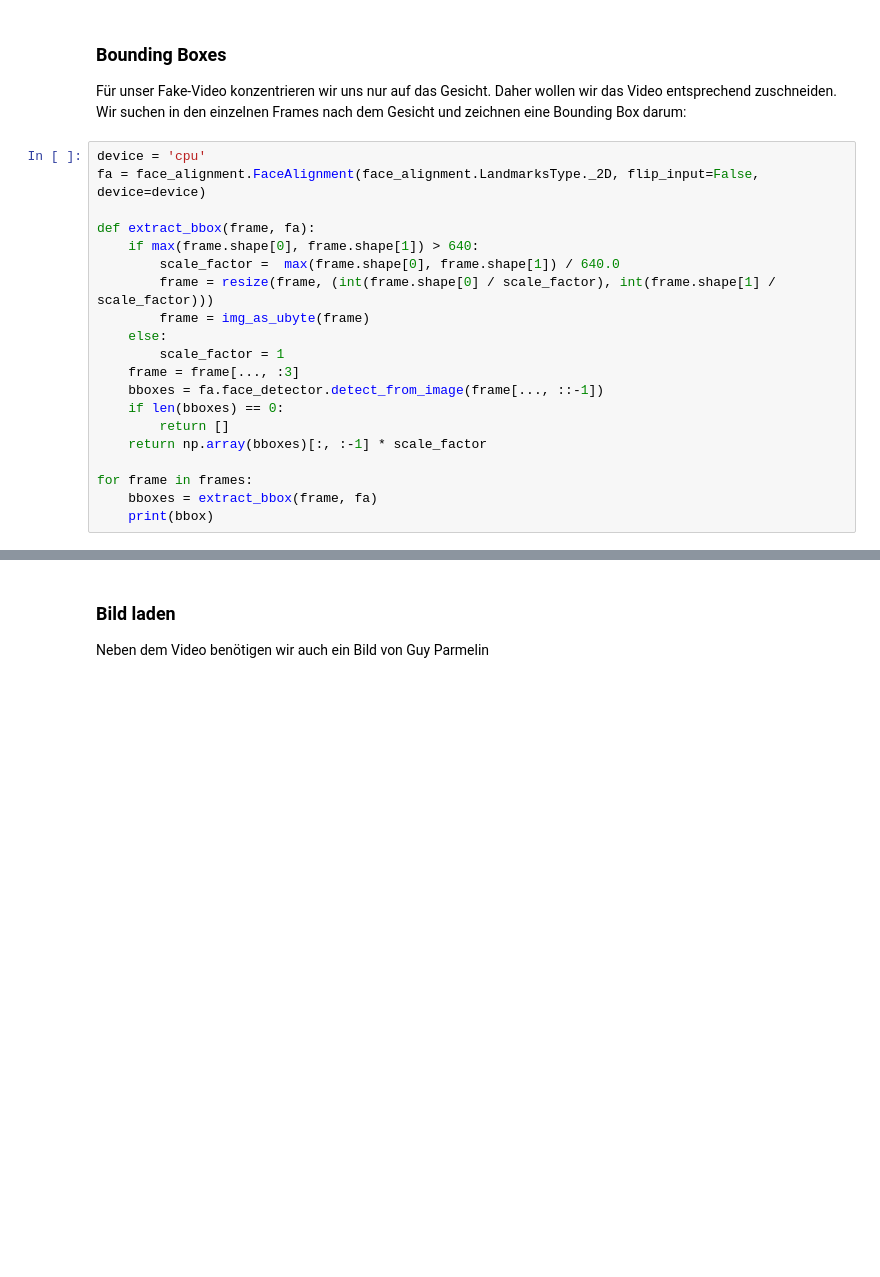
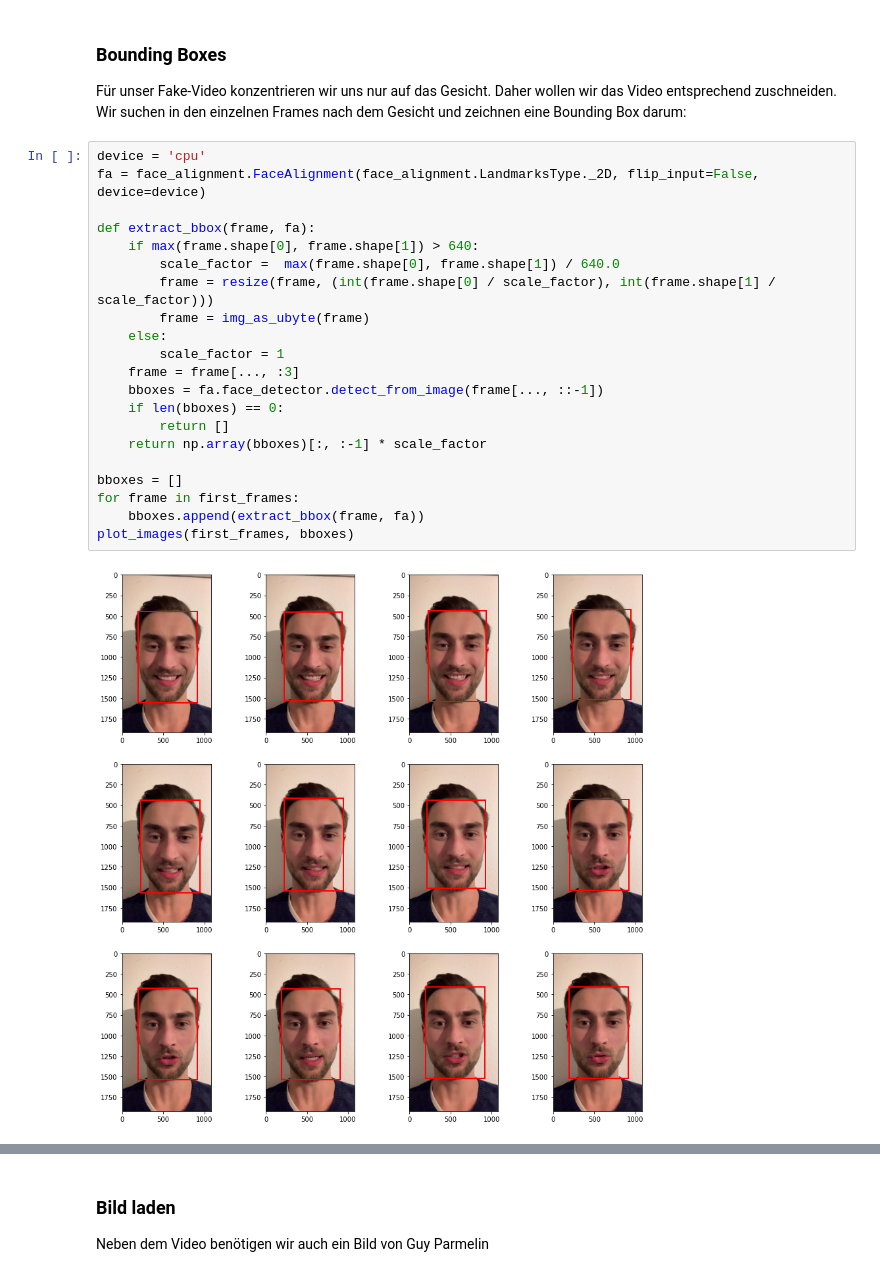
Before and after one commit to phonosync/first-order-model, a Jupyter notebook: presentation/presentation.ipynb, the cells around one changed output, grey strips where cells are left out. Drawn from its saved outputs; the diff is of its cells as text; blank space fills up the shorter version.

```diff
--- a/presentation/presentation.ipynb
+++ b/presentation/presentation.ipynb
@@ -41,20 +89,23 @@ Wir suchen in den einzelnen Frames nach dem Gesicht und zeichnen eine Bounding B
 # %%
 device = 'cpu'
 fa = face_alignment.FaceAlignment(face_alignment.LandmarksType._2D, flip_input=False, device=device)
 
 def extract_bbox(frame, fa):
     if max(frame.shape[0], frame.shape[1]) > 640:
         scale_factor =  max(frame.shape[0], frame.shape[1]) / 640.0
         frame = resize(frame, (int(frame.shape[0] / scale_factor), int(frame.shape[1] / scale_factor)))
         frame = img_as_ubyte(frame)
     else:
         scale_factor = 1
     frame = frame[..., :3]
     bboxes = fa.face_detector.detect_from_image(frame[..., ::-1])
     if len(bboxes) == 0:
         return []
     return np.array(bboxes)[:, :-1] * scale_factor
 
-for frame in frames:
-    bboxes = extract_bbox(frame, fa)
-    print(bbox)
+bboxes = []
+for frame in first_frames:
+    bboxes.append(extract_bbox(frame, fa))
+plot_images(first_frames, bboxes)
+# %% [output]
+[figure, added]
```
Also changed, not shown: parts of 26 cells of this notebook, 5 other files.
